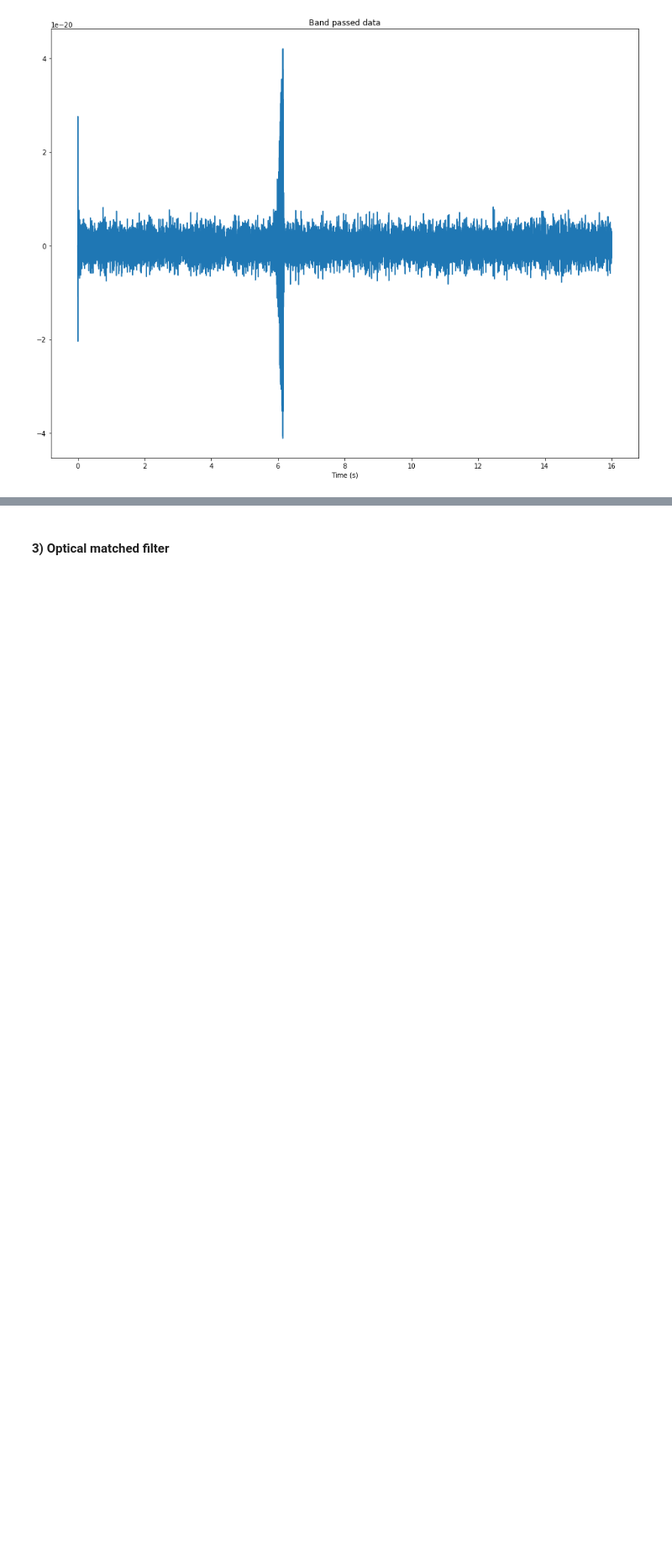
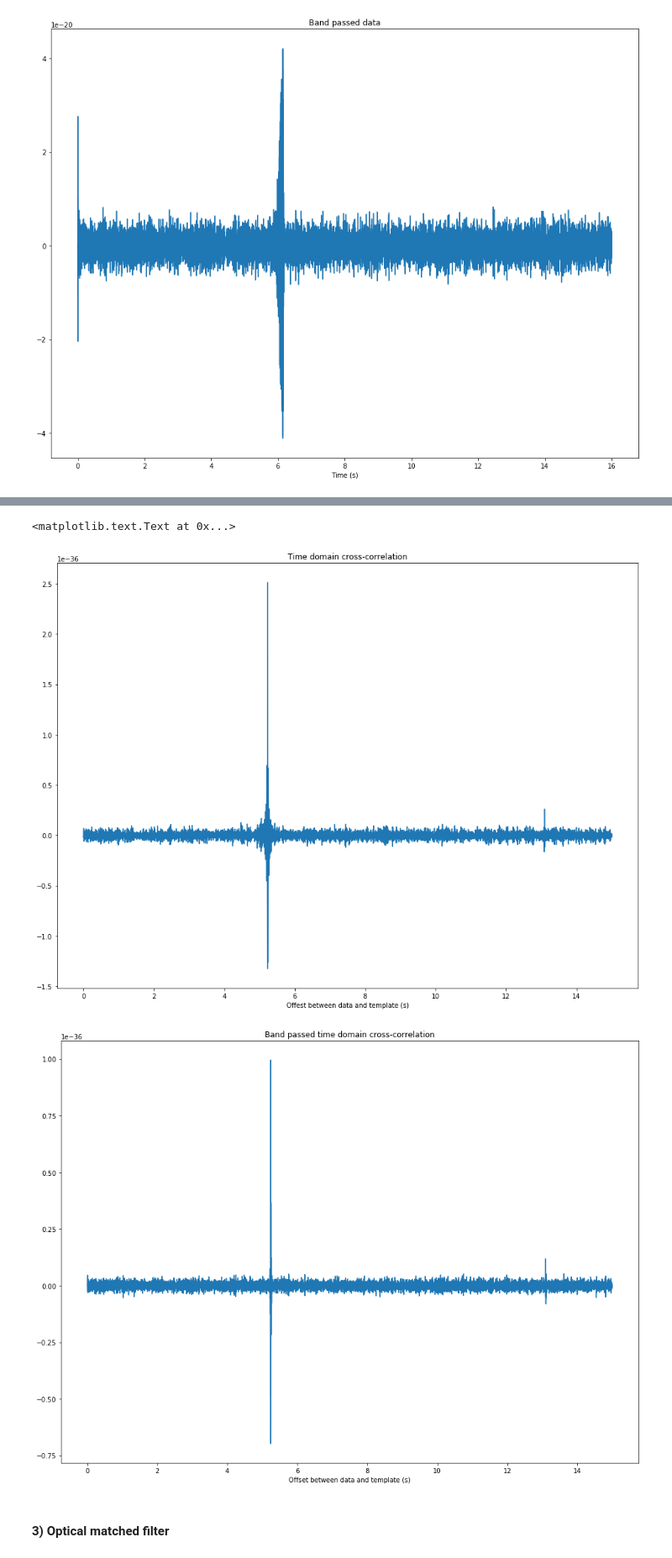
Before and after one commit to TarrySingh/Artificial-Intelligence-Deep-Learning-Machine-Learning-Tutorials, a Jupyter notebook: quantum gravity/Getting Started/Finding an Inspiral.ipynb, the cells around one changed output, grey strips where cells are left out. Shown at 84% size. Cells and saved outputs as stored; diff of their text form; code cells hidden in the pictures; blank space fills up the shorter version.

Commit message:
Time domain cross-correlation

```diff
--- a/quantum gravity/Getting Started/Finding an Inspiral.ipynb
+++ b/quantum gravity/Getting Started/Finding an Inspiral.ipynb
@@ -83,2 +85,17 @@ plt.xlabel('Time (s)')
+# %%
+correlated_raw = np.correlate(data, template, 'valid')
+correlated_passed = np.correlate(data_pass, template, 'valid')
+plt.figure(figsize=(16, 12))
+plt.plot(np.arange(0, (correlated_raw.size*1.)/fs, 1.0/fs),correlated_raw)
+plt.title('Time domain cross-correlation')
+plt.xlabel('Offest between data and template (s)')
+plt.figure(figsize=(16, 12))
+plt.plot(np.arange(0, (correlated_passed.size*1.)/fs, 1.0/fs), correlated_passed)
+plt.xlabel('Offset between data and template (s)')
+plt.title('Band passed time domain cross-correlation')
+# %% [output]
+<matplotlib.text.Text at 0x...>
+[figure, added]
+[figure, added]
 # %% [markdown]
 #### 3) Optical matched filter
```
Also changed, not shown: parts of 1 cell of this notebook.
